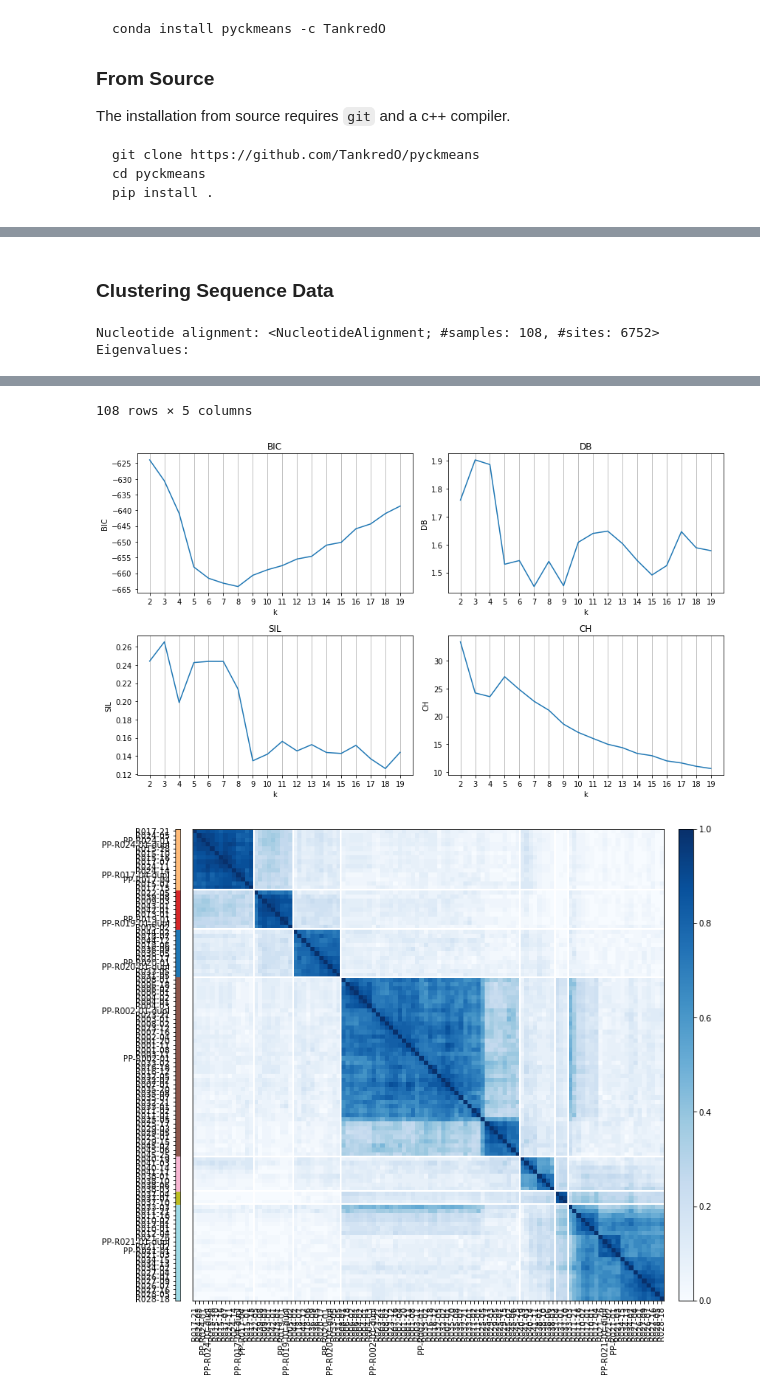
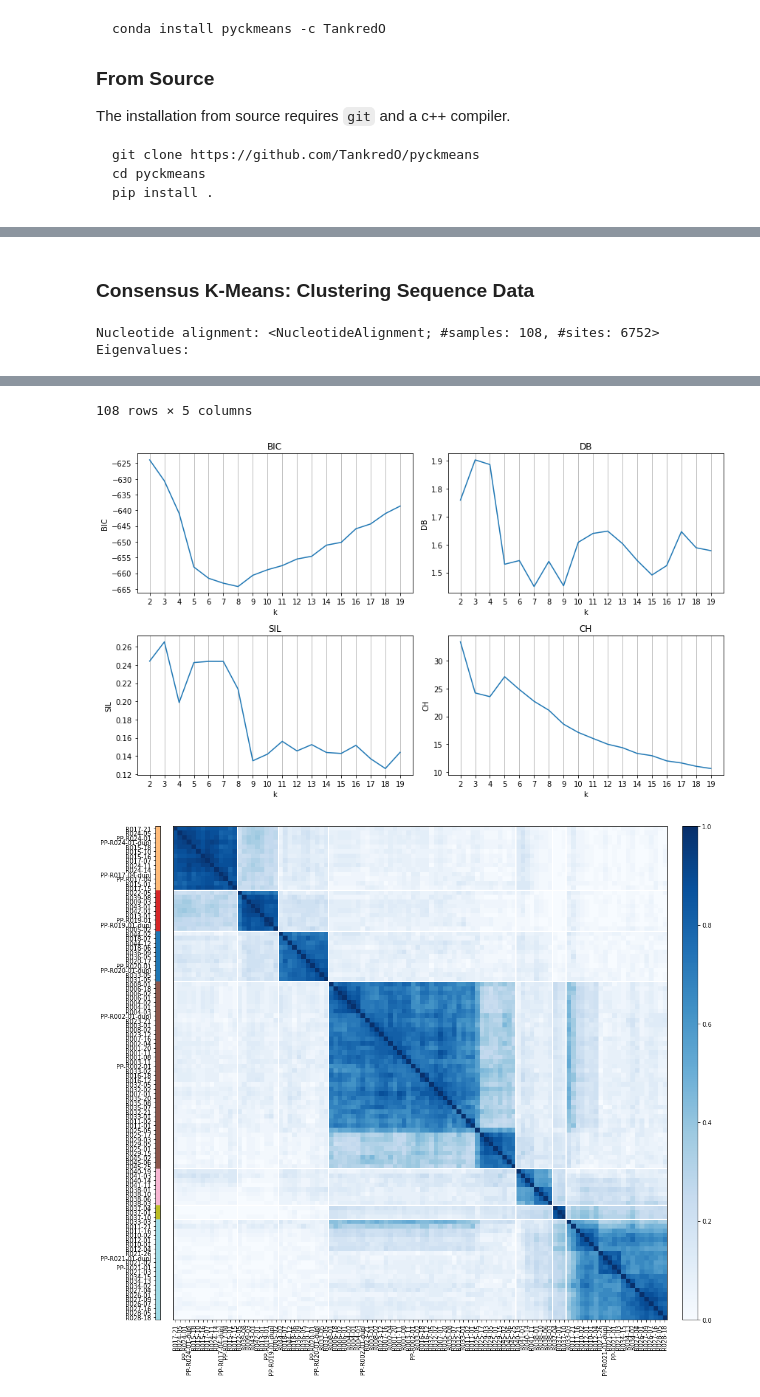
Before and after one commit to TankredO/pyckmeans, a Jupyter notebook: docs/README.ipynb, the cells around one changed output, grey strips where cells are left out. Drawn from its saved outputs; the diff is of its cells as text; code cells hidden in the pictures.

```diff
--- a/docs/README.ipynb
+++ b/docs/README.ipynb
@@ -126,5 +137,5 @@ Metrics:
 # %% [markdown]
-### Clustering Sequence Data
+### Consensus K-Means: Clustering Sequence Data
 # %%
 from pyckmeans import MultiCKMeans, NucleotideAlignment, pcoa
 from IPython.display import display
@@ -158,32 +169,32 @@ vectors = pcoa_res.get_vectors(
 mckm = MultiCKMeans(
     k=range(2, 20),
     n_rep=50,
     p_samp=0.8,
     p_feat=0.8
 )
 mckm.fit(vectors)
 mckm_res = mckm.predict(vectors)
 mckm_res.plot_metrics(figsize=(12, 7))
 
 # Select a 'good' K
 # At k values around 7, BIC, DB, and SIL have a (local) optimum
 ckm_res_k7 = mckm_res.ckmeans_results[5]
-fig = ckm_res_k7.plot(figsize=(10,10))
+fig = ckm_res_k7.plot(figsize=(14,14))
 # %% [output]
 Nucleotide alignment: <NucleotideAlignment; #samples: 108, #sites: 6752>
 Eigenvalues:
 |  | eigvals | eigvals_rel | eigvals_rel_cum | eigvals_rel_corrected | eigvals_rel_corrected_cum |
 | 0 | 0.115972 | 0.471458 | 0.233986 | 0.233986 | 0.233986 |
 | 1 | 0.039585 | 0.160924 | 0.317016 | 0.083030 | 0.317016 |
 | 2 | 0.035079 | 0.142604 | 0.391140 | 0.074125 | 0.391140 |
 | 3 | 0.017383 | 0.070665 | 0.430295 | 0.039154 | 0.430295 |
 | 4 | 0.009831 | 0.039965 | 0.454525 | 0.024230 | 0.454525 |
 | ... | ... | ... | ... | ... | ... |
 | 103 | -0.001325 | -0.005388 | 0.998575 | 0.001457 | 0.998575 |
 | 104 | -0.001693 | -0.006881 | 0.999654 | 0.001079 | 0.999654 |
 | 105 | -0.001884 | -0.007660 | 1.000000 | 0.000346 | 1.000000 |
 | 106 | -0.002255 | -0.009168 | 1.000000 | 0.000000 | 1.000000 |
 | 107 | -0.002430 | -0.009880 | 1.000000 | 0.000000 | 1.000000 |
 108 rows × 5 columns
 [figure]
-[figure, old version]
+[figure, new version]
```
Also changed, not shown: parts of 9 cells of this notebook, 5 other files.
